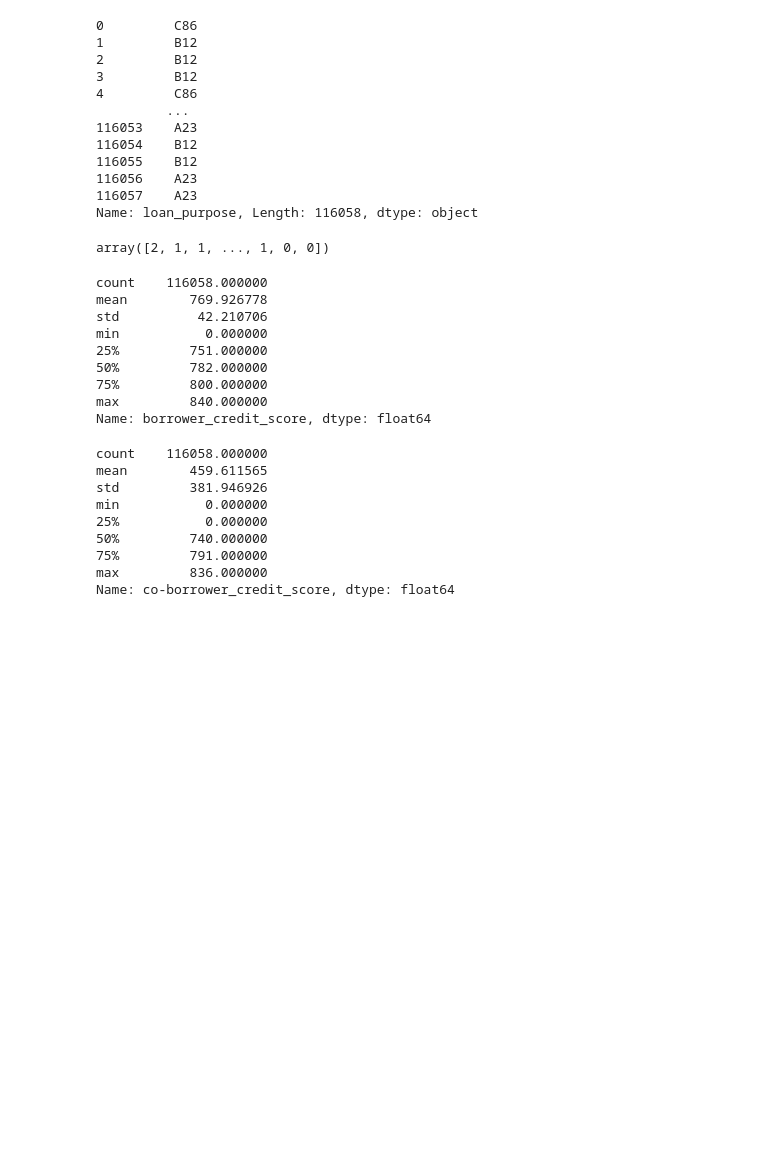
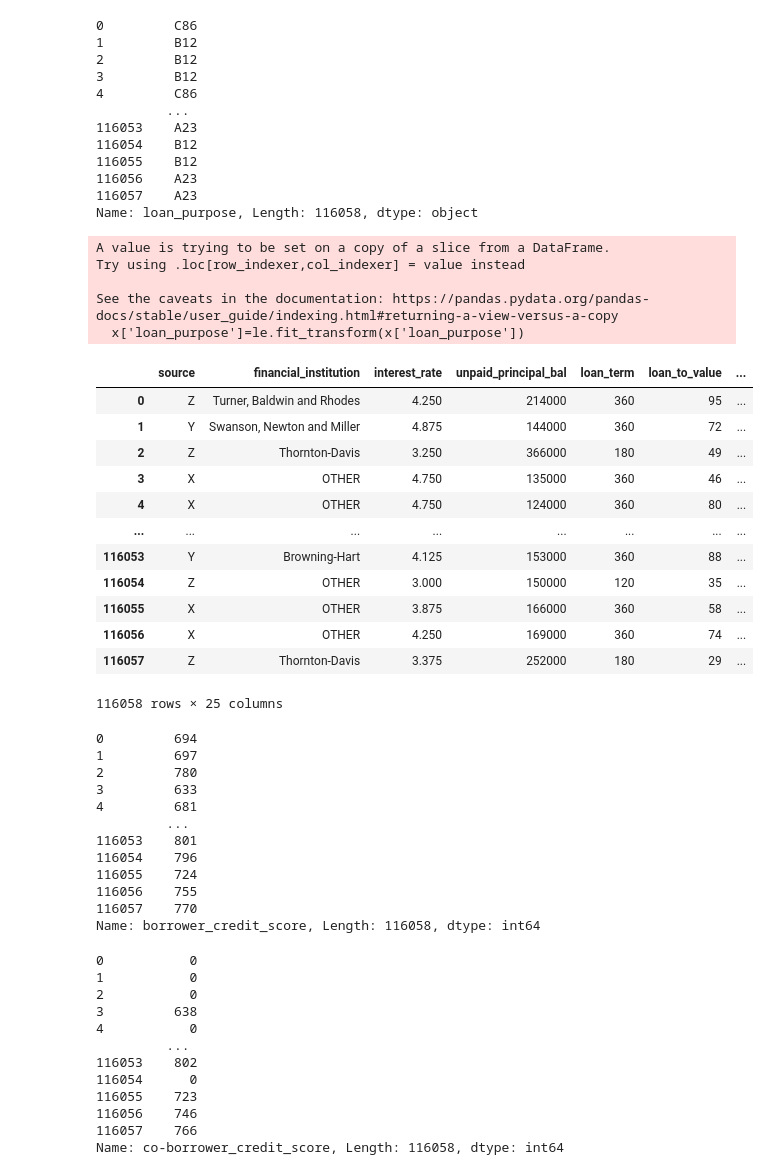
Before and after one commit to ihsan292292/ML-AI-ICT-course, a Jupyter notebook: Loan_dataset.ipynb, the cells around one changed output. Saved outputs shown, nothing was run; the diff lists cells and outputs as text; code cells hidden in the pictures; blank space fills up the shorter version.

```diff
--- a/Loan_dataset.ipynb
+++ b/Loan_dataset.ipynb
@@ -113,31 +164,57 @@ x['loan_purpose']
 116057    A23
 Name: loan_purpose, Length: 116058, dtype: object
 # %%
-le.fit_transform(x['loan_purpose'])
+x['loan_purpose']=le.fit_transform(x['loan_purpose'])
 # %% [output]
-array([2, 1, 1, ..., 1, 0, 0])
+A value is trying to be set on a copy of a slice from a DataFrame.
+Try using .loc[row_indexer,col_indexer] = value instead
+
+See the caveats in the documentation: https://pandas.pydata.org/pandas-docs/stable/user_guide/indexing.html#returning-a-view-versus-a-copy
+  x['loan_purpose']=le.fit_transform(x['loan_purpose'])
+# %%
+x # Loan purpose converted into the label encounter value
+# %% [output]
+|  | source | financial_institution | interest_rate | unpaid_principal_bal | loan_term | loan_to_value | ... |
+| 0 | Z | Turner, Baldwin and Rhodes | 4.250 | 214000 | 360 | 95 | ... |
+| 1 | Y | Swanson, Newton and Miller | 4.875 | 144000 | 360 | 72 | ... |
+| 2 | Z | Thornton-Davis | 3.250 | 366000 | 180 | 49 | ... |
+| 3 | X | OTHER | 4.750 | 135000 | 360 | 46 | ... |
+| 4 | X | OTHER | 4.750 | 124000 | 360 | 80 | ... |
+| ... | ... | ... | ... | ... | ... | ... | ... |
+| 116053 | Y | Browning-Hart | 4.125 | 153000 | 360 | 88 | ... |
+| 116054 | Z | OTHER | 3.000 | 150000 | 120 | 35 | ... |
+| 116055 | X | OTHER | 3.875 | 166000 | 360 | 58 | ... |
+| 116056 | X | OTHER | 4.250 | 169000 | 360 | 74 | ... |
+| 116057 | Z | Thornton-Davis | 3.375 | 252000 | 180 | 29 | ... |
+116058 rows × 25 columns
 # %%
-x['borrower_credit_score'].describe()
+x['borrower_credit_score']
 # %% [output]
-count    116058.000000
-mean        769.926778
-std          42.210706
-min           0.000000
-25%         751.000000
-50%         782.000000
-75%         800.000000
-max         840.000000
-Name: borrower_credit_score, dtype: float64
+0         694
+1         697
+2         780
+3         633
+4         681
+         ...
+116053    801
+116054    796
+116055    724
+116056    755
+116057    770
+Name: borrower_credit_score, Length: 116058, dtype: int64
 # %%
-x['co-borrower_credit_score'].describe()
+x['co-borrower_credit_score']
 # %% [output]
-count    116058.000000
-mean        459.611565
-std         381.946926
-min           0.000000
-25%           0.000000
-50%         740.000000
-75%         791.000000
-max         836.000000
-Name: co-borrower_credit_score, dtype: float64
+0           0
+1           0
+2           0
+3         638
+4           0
+         ...
+116053    802
+116054      0
+116055    723
+116056    746
+116057    766
+Name: co-borrower_credit_score, Length: 116058, dtype: int64
 # %%
```
Also changed, not shown: parts of 27 cells of this notebook, 3 other files.
